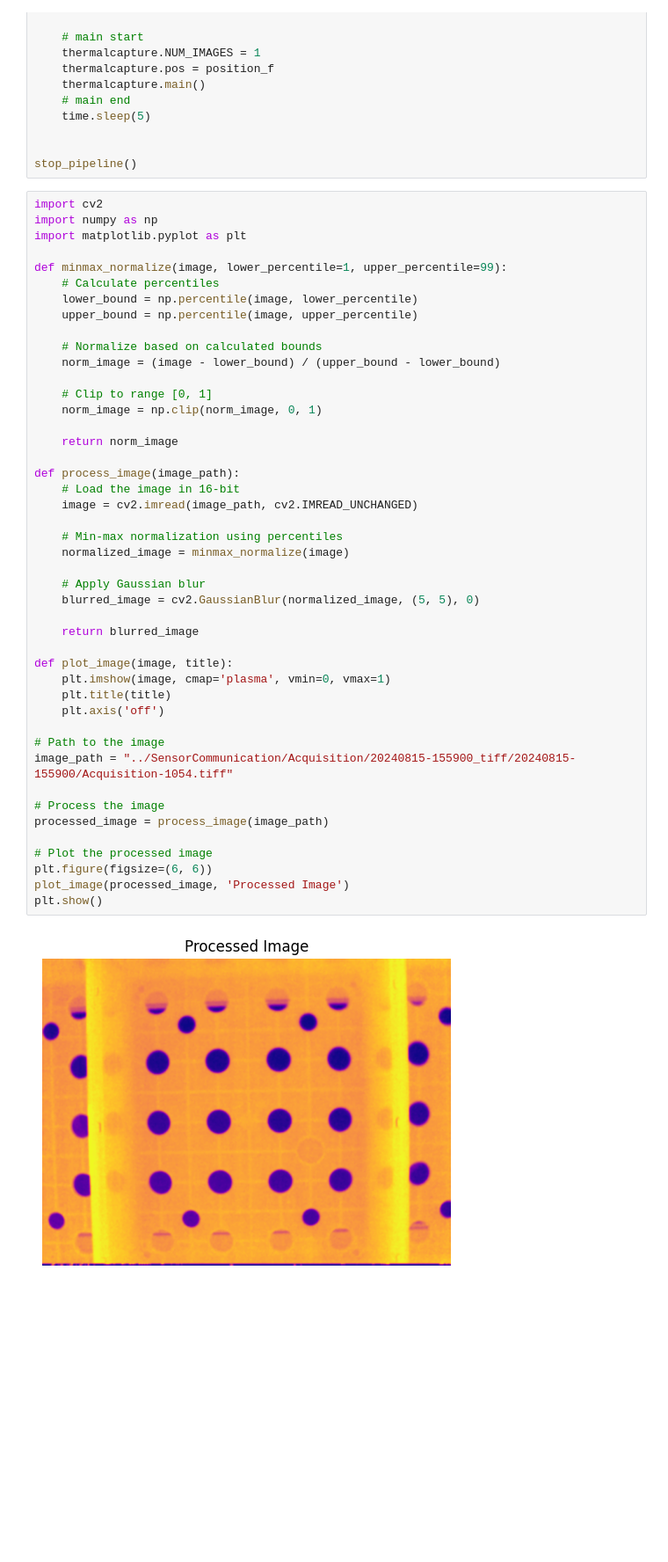
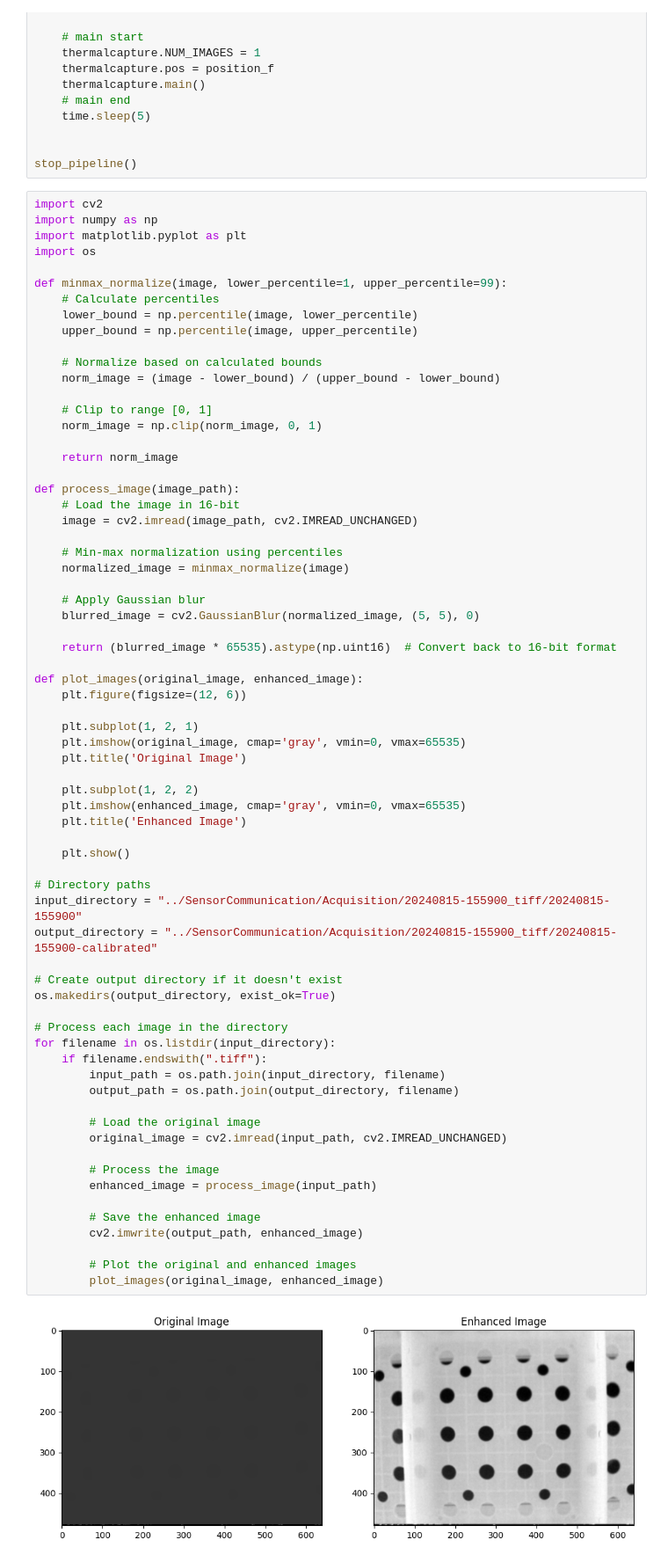
Before and after one commit to spsaswat/APPF_FLIR, a Jupyter notebook: SensorCommunication/gantry_communication_code.ipynb, the cells around one changed output. Shown: that part at 88% size. Saved outputs shown, nothing was run; the diff lists cells and outputs as text; blank space fills up the shorter version.

Commit message:
Stored the calibrated images

```diff
--- a/SensorCommunication/gantry_communication_code.ipynb
+++ b/SensorCommunication/gantry_communication_code.ipynb
@@ -186,46 +186,69 @@ stop_pipeline()
 import cv2
 import numpy as np
 import matplotlib.pyplot as plt
+import os
 
 def minmax_normalize(image, lower_percentile=1, upper_percentile=99):
     # Calculate percentiles
     lower_bound = np.percentile(image, lower_percentile)
     upper_bound = np.percentile(image, upper_percentile)
 
     # Normalize based on calculated bounds
     norm_image = (image - lower_bound) / (upper_bound - lower_bound)
 
     # Clip to range [0, 1]
     norm_image = np.clip(norm_image, 0, 1)
 
     return norm_image
 
 def process_image(image_path):
     # Load the image in 16-bit
     image = cv2.imread(image_path, cv2.IMREAD_UNCHANGED)
 
     # Min-max normalization using percentiles
     normalized_image = minmax_normalize(image)
 
     # Apply Gaussian blur
     blurred_image = cv2.GaussianBlur(normalized_image, (5, 5), 0)
 
-    return blurred_image
+    return (blurred_image * 65535).astype(np.uint16)  # Convert back to 16-bit format
 
-def plot_image(image, title):
-    plt.imshow(image, cmap='plasma', vmin=0, vmax=1)
-    plt.title(title)
-    plt.axis('off')
+def plot_images(original_image, enhanced_image):
+    plt.figure(figsize=(12, 6))
 
-# Path to the image
-image_path = "../SensorCommunication/Acquisition/20240815-155900_tiff/20240815-155900/Acquisition-1054.tiff"
+    plt.subplot(1, 2, 1)
+    plt.imshow(original_image, cmap='gray', vmin=0, vmax=65535)
+    plt.title('Original Image')
 
-# Process the image
-processed_image = process_image(image_path)
+    plt.subplot(1, 2, 2)
+    plt.imshow(enhanced_image, cmap='gray', vmin=0, vmax=65535)
+    plt.title('Enhanced Image')
 
-# Plot the processed image
-plt.figure(figsize=(6, 6))
-plot_image(processed_image, 'Processed Image')
-plt.show()
+    plt.show()
+
+# Directory paths
+input_directory = "../SensorCommunication/Acquisition/20240815-155900_tiff/20240815-155900"
+output_directory = "../SensorCommunication/Acquisition/20240815-155900_tiff/20240815-155900-calibrated"
+
+# Create output directory if it doesn't exist
+os.makedirs(output_directory, exist_ok=True)
+
+# Process each image in the directory
+for filename in os.listdir(input_directory):
+    if filename.endswith(".tiff"):
+        input_path = os.path.join(input_directory, filename)
+        output_path = os.path.join(output_directory, filename)
+
+        # Load the original image
+        original_image = cv2.imread(input_path, cv2.IMREAD_UNCHANGED)
+
+        # Process the image
+        enhanced_image = process_image(input_path)
+
+        # Save the enhanced image
+        cv2.imwrite(output_path, enhanced_image)
+
+        # Plot the original and enhanced images
+        plot_images(original_image, enhanced_image)
 # %% [output]
-[figure, old version]
+[figure, new version]
```
Also changed, not shown: 5 other files.
